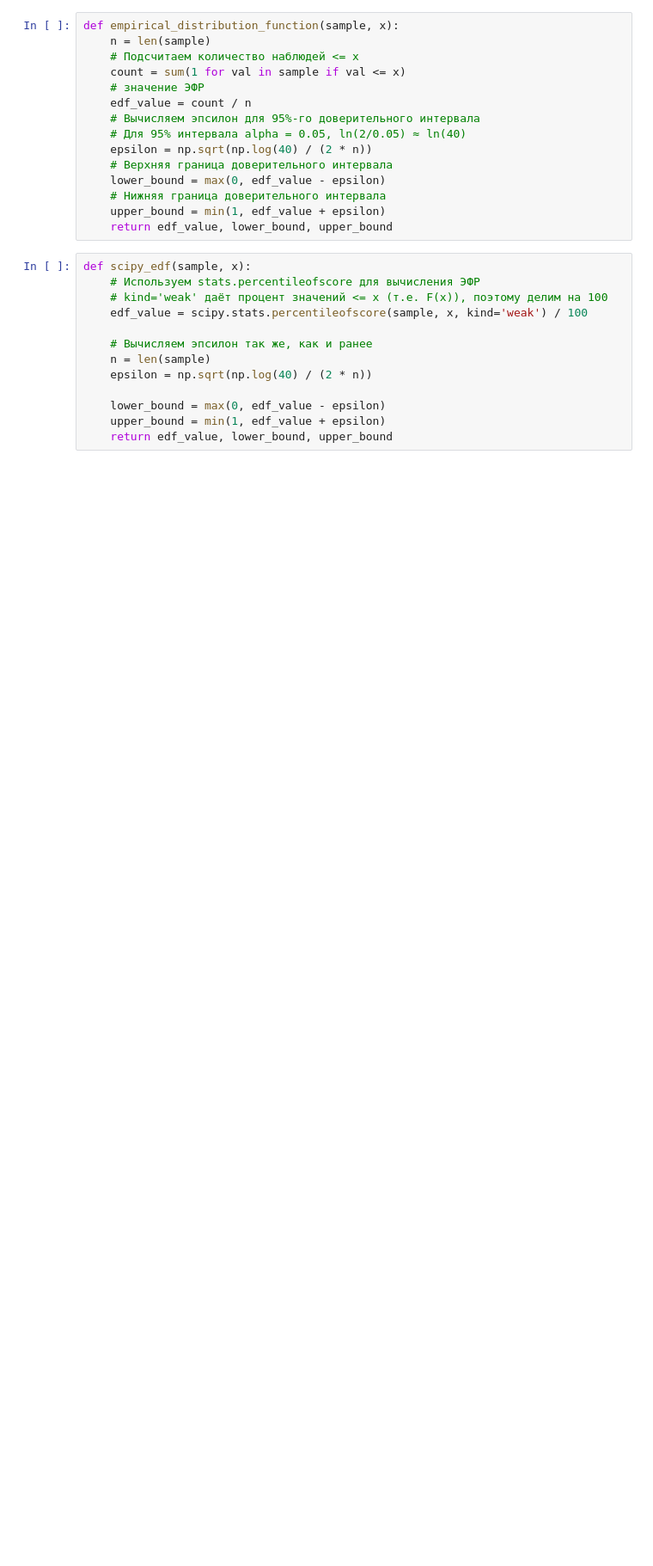
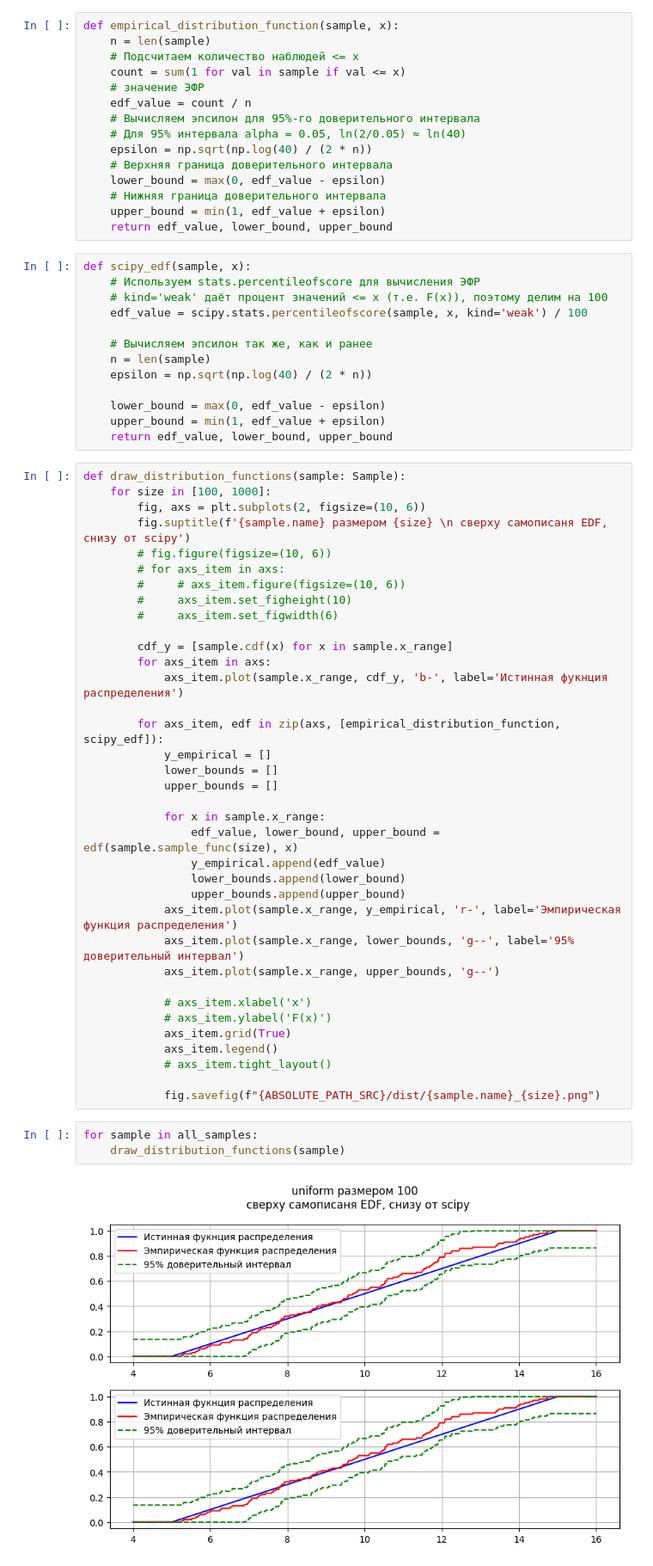
Before and after one commit to matv864/AI_work, a Jupyter notebook: matstat/LR3.ipynb, the cells around one changed output. Shown at 86% size. Saved outputs shown, nothing was run; the diff lists cells and outputs as text; blank space fills up the shorter version.

```diff
--- a/matstat/LR3.ipynb
+++ b/matstat/LR3.ipynb
@@ -29,3 +74,44 @@ def scipy_edf(sample, x):
     lower_bound = max(0, edf_value - epsilon)
     upper_bound = min(1, edf_value + epsilon)
     return edf_value, lower_bound, upper_bound
+# %%
+def draw_distribution_functions(sample: Sample):
+    for size in [100, 1000]:
+        fig, axs = plt.subplots(2, figsize=(10, 6))
+        fig.suptitle(f'{sample.name} размером {size} \n сверху самописаня EDF, снизу от scipy')
+        # fig.figure(figsize=(10, 6))
+        # for axs_item in axs:
+        #     # axs_item.figure(figsize=(10, 6))
+        #     axs_item.set_figheight(10)
+        #     axs_item.set_figwidth(6)
+
+        cdf_y = [sample.cdf(x) for x in sample.x_range]
+        for axs_item in axs:
+            axs_item.plot(sample.x_range, cdf_y, 'b-', label='Истинная фукнция распределения')
+
+        for axs_item, edf in zip(axs, [empirical_distribution_function, scipy_edf]):
+            y_empirical = []
+            lower_bounds = []
+            upper_bounds = []
+
+            for x in sample.x_range:
+                edf_value, lower_bound, upper_bound = edf(sample.sample_func(size), x)
+                y_empirical.append(edf_value)
+                lower_bounds.append(lower_bound)
+                upper_bounds.append(upper_bound)
+            axs_item.plot(sample.x_range, y_empirical, 'r-', label='Эмпирическая функция распределения')
+            axs_item.plot(sample.x_range, lower_bounds, 'g--', label='95% доверительный интервал')
+            axs_item.plot(sample.x_range, upper_bounds, 'g--')
+
+            # axs_item.xlabel('x')
+            # axs_item.ylabel('F(x)')
+            axs_item.grid(True)
+            axs_item.legend()
+            # axs_item.tight_layout()
+
+            fig.savefig(f"{ABSOLUTE_PATH_SRC}/dist/{sample.name}_{size}.png")
+# %%
+for sample in all_samples:
+    draw_distribution_functions(sample)
+# %% [output]
+[figure, added]
```
Also changed, not shown: parts of 4 cells of this notebook, 8 other files.
